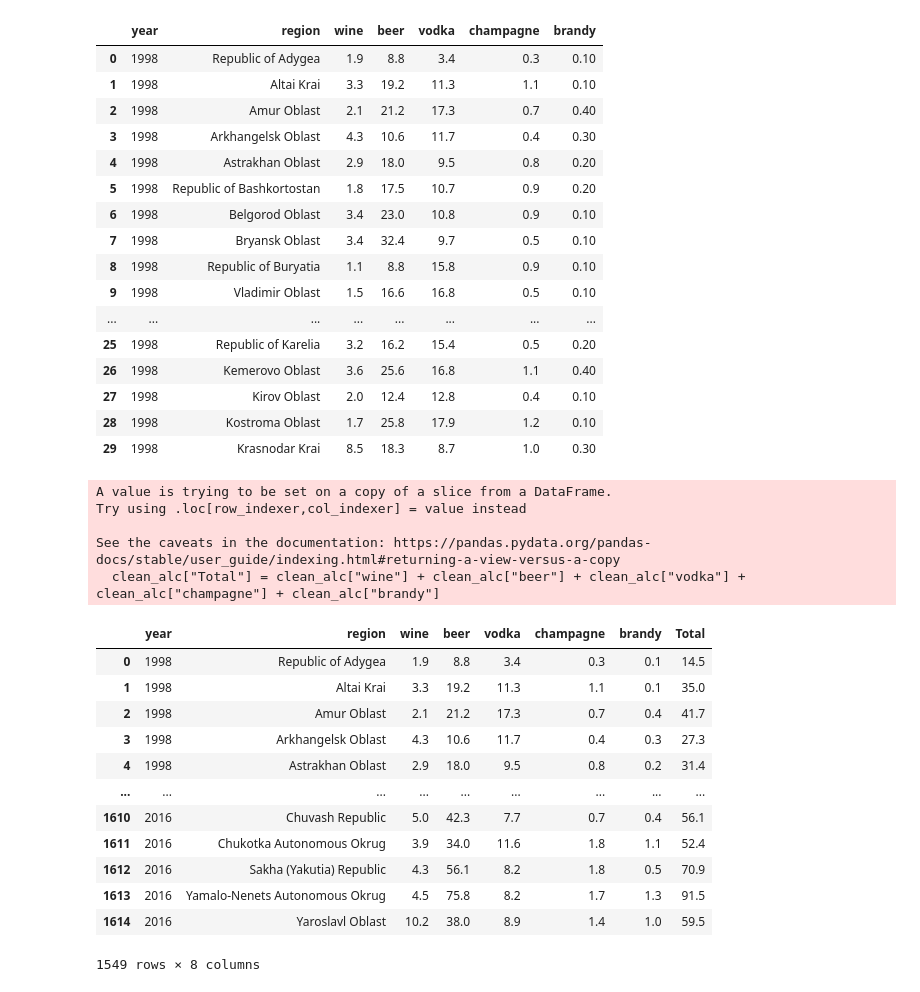
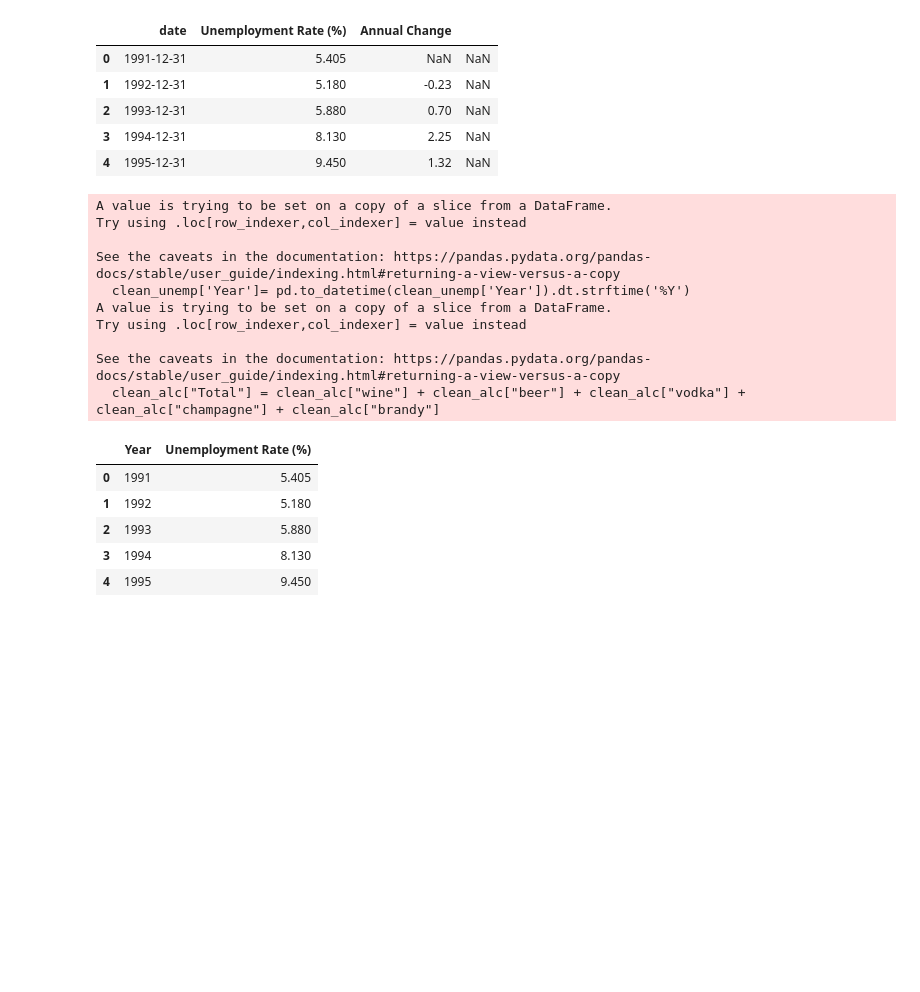
Before and after one commit to BlakeG2424/project-gt-1, a Jupyter notebook: pour_decisions.ipynb, the cells around one changed output. Drawn from its saved outputs; the diff is of its cells as text; code cells hidden in the pictures; blank space fills up the shorter version.

Commit message:
Adding coding for the day and new data

```diff
--- a/pour_decisions.ipynb
+++ b/pour_decisions.ipynb
@@ -1,66 +1,60 @@
 # %%
 # Dependencies and Setup
 import matplotlib.pyplot as plt
 import pandas as pd
 
 
 # Study data files
 russia_alcohol = "Data/russia_alcohol.csv"
-unemployment_data = "Data/unemployment_data.csv"
+gdp_data = "Data/gdp.csv"
+unemployment_data = "Data/russia-unemployment copy.csv"
 
 # Read CSV
 alc_df = pd.read_csv(russia_alcohol)
 unemp_df = pd.read_csv(unemployment_data)
-alc_df.head(30)
+gdp_df_read = pd.read_csv(gdp_data)
+unemp_df.head()
 # %% [output]
-|  | year | region | wine | beer | vodka | champagne | brandy |
-| 0 | 1998 | Republic of Adygea | 1.9 | 8.8 | 3.4 | 0.3 | 0.10 |
-| 1 | 1998 | Altai Krai | 3.3 | 19.2 | 11.3 | 1.1 | 0.10 |
-| 2 | 1998 | Amur Oblast | 2.1 | 21.2 | 17.3 | 0.7 | 0.40 |
-| 3 | 1998 | Arkhangelsk Oblast | 4.3 | 10.6 | 11.7 | 0.4 | 0.30 |
-| 4 | 1998 | Astrakhan Oblast | 2.9 | 18.0 | 9.5 | 0.8 | 0.20 |
-| 5 | 1998 | Republic of Bashkortostan | 1.8 | 17.5 | 10.7 | 0.9 | 0.20 |
-| 6 | 1998 | Belgorod Oblast | 3.4 | 23.0 | 10.8 | 0.9 | 0.10 |
-| 7 | 1998 | Bryansk Oblast | 3.4 | 32.4 | 9.7 | 0.5 | 0.10 |
-| 8 | 1998 | Republic of Buryatia | 1.1 | 8.8 | 15.8 | 0.9 | 0.10 |
-| 9 | 1998 | Vladimir Oblast | 1.5 | 16.6 | 16.8 | 0.5 | 0.10 |
-| ... | ... | ... | ... | ... | ... | ... | ... |
-| 25 | 1998 | Republic of Karelia | 3.2 | 16.2 | 15.4 | 0.5 | 0.20 |
-| 26 | 1998 | Kemerovo Oblast | 3.6 | 25.6 | 16.8 | 1.1 | 0.40 |
-| 27 | 1998 | Kirov Oblast | 2.0 | 12.4 | 12.8 | 0.4 | 0.10 |
-| 28 | 1998 | Kostroma Oblast | 1.7 | 25.8 | 17.9 | 1.2 | 0.10 |
-| 29 | 1998 | Krasnodar Krai | 8.5 | 18.3 | 8.7 | 1.0 | 0.30 |
+|  | date | Unemployment Rate (%) | Annual Change |  |
+| 0 | 1991-12-31 | 5.405 | NaN | NaN |
+| 1 | 1992-12-31 | 5.180 | -0.23 | NaN |
+| 2 | 1993-12-31 | 5.880 | 0.70 | NaN |
+| 3 | 1994-12-31 | 8.130 | 2.25 | NaN |
+| 4 | 1995-12-31 | 9.450 | 1.32 | NaN |
 # %%
 # cleaning data
 # renaming column and averaging months into year
 # Study data files
-clean_unemp = unemp_df.rename(columns={"LMUNRRTTRUM156S": "Max Unemployment Rate"})
-
-clean_unemp = clean_unemp.groupby(pd.PeriodIndex(clean_unemp['DATE'], freq="Y"))['Max Unemployment Rate'].max()
+clean_unemp = unemp_df.dropna(axis=1)
+clean_unemp.columns=["Year","Unemployment Rate (%)"]
+clean_unemp['Year']= pd.to_datetime(clean_unemp['Year']).dt.strftime('%Y')
 
 # change null values to 0
 clean_alc = alc_df.dropna()
 # add in a total per region
 clean_alc["Total"] = clean_alc["wine"] + clean_alc["beer"] + clean_alc["vodka"] + clean_alc["champagne"] + clean_alc["brandy"]
-clean_alc
+alc_year = clean_alc.groupby(clean_alc["year"]).sum()
 
-# make a new df for total russian consumption
+#clean gdp data
+gdp_df=gdp_df_read.dropna()
+gdp_df.columns=["Date","GDP (in billions)"]
+gdp_df["GDP (in billions)"]= gdp_df["GDP (in billions)"]/1000000000
+gdp_df['Date']= pd.to_datetime(gdp_df['Date']).dt.strftime('%Y')
+clean_unemp.head()
 # %% [output]
+A value is trying to be set on a copy of a slice from a DataFrame.
+Try using .loc[row_indexer,col_indexer] = value instead
+
+See the caveats in the documentation: https://pandas.pydata.org/pandas-docs/stable/user_guide/indexing.html#returning-a-view-versus-a-copy
+  clean_unemp['Year']= pd.to_datetime(clean_unemp['Year']).dt.strftime('%Y')
 A value is trying to be set on a copy of a slice from a DataFrame.
 Try using .loc[row_indexer,col_indexer] = value instead
 
 See the caveats in the documentation: https://pandas.pydata.org/pandas-docs/stable/user_guide/indexing.html#returning-a-view-versus-a-copy
   clean_alc["Total"] = clean_alc["wine"] + clean_alc["beer"] + clean_alc["vodka"] + clean_alc["champagne"] + clean_alc["brandy"]
-|  | year | region | wine | beer | vodka | champagne | brandy | Total |
-| 0 | 1998 | Republic of Adygea | 1.9 | 8.8 | 3.4 | 0.3 | 0.1 | 14.5 |
-| 1 | 1998 | Altai Krai | 3.3 | 19.2 | 11.3 | 1.1 | 0.1 | 35.0 |
-| 2 | 1998 | Amur Oblast | 2.1 | 21.2 | 17.3 | 0.7 | 0.4 | 41.7 |
-| 3 | 1998 | Arkhangelsk Oblast | 4.3 | 10.6 | 11.7 | 0.4 | 0.3 | 27.3 |
-| 4 | 1998 | Astrakhan Oblast | 2.9 | 18.0 | 9.5 | 0.8 | 0.2 | 31.4 |
-| ... | ... | ... | ... | ... | ... | ... | ... | ... |
-| 1610 | 2016 | Chuvash Republic | 5.0 | 42.3 | 7.7 | 0.7 | 0.4 | 56.1 |
-| 1611 | 2016 | Chukotka Autonomous Okrug | 3.9 | 34.0 | 11.6 | 1.8 | 1.1 | 52.4 |
-| 1612 | 2016 | Sakha (Yakutia) Republic | 4.3 | 56.1 | 8.2 | 1.8 | 0.5 | 70.9 |
-| 1613 | 2016 | Yamalo-Nenets Autonomous Okrug | 4.5 | 75.8 | 8.2 | 1.7 | 1.3 | 91.5 |
-| 1614 | 2016 | Yaroslavl Oblast | 10.2 | 38.0 | 8.9 | 1.4 | 1.0 | 59.5 |
+|  | Year | Unemployment Rate (%) |
+| 0 | 1991 | 5.405 |
+| 1 | 1992 | 5.180 |
+| 2 | 1993 | 5.880 |
+| 3 | 1994 | 8.130 |
+| 4 | 1995 | 9.450 |
-1549 rows × 8 columns
```
Also changed, not shown: parts of 10 cells of this notebook, 3 other files.
